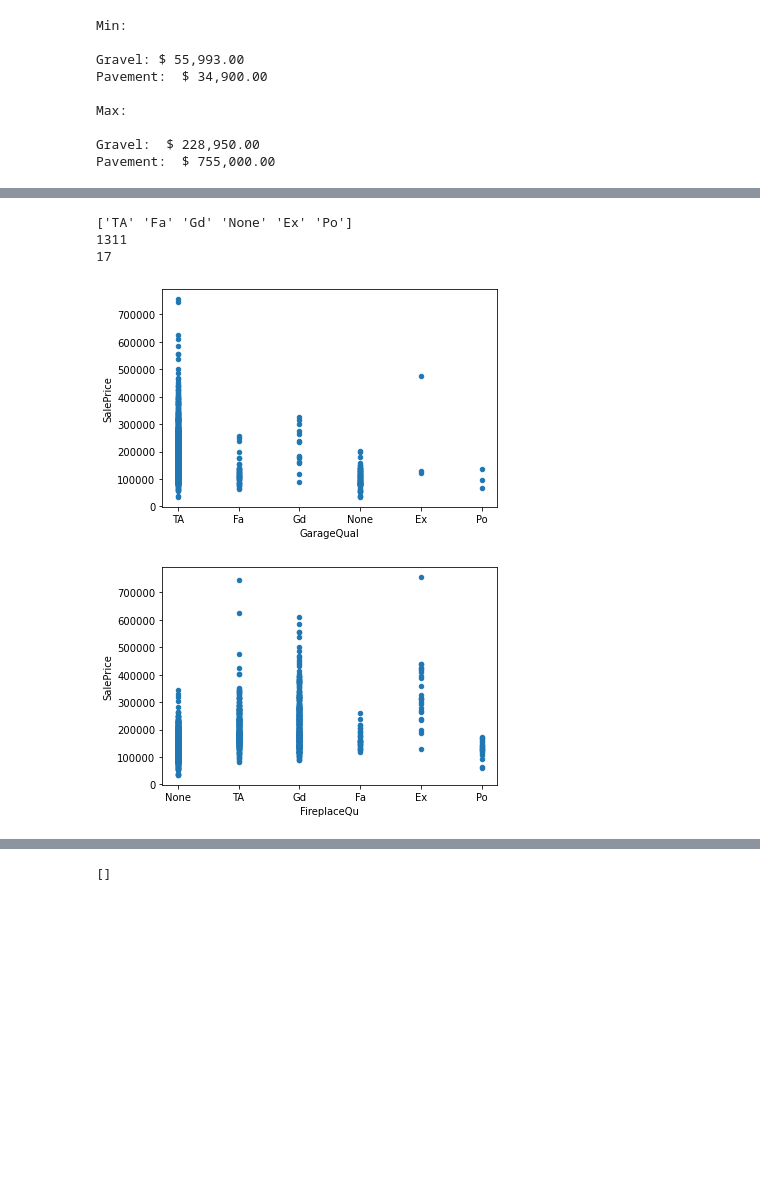
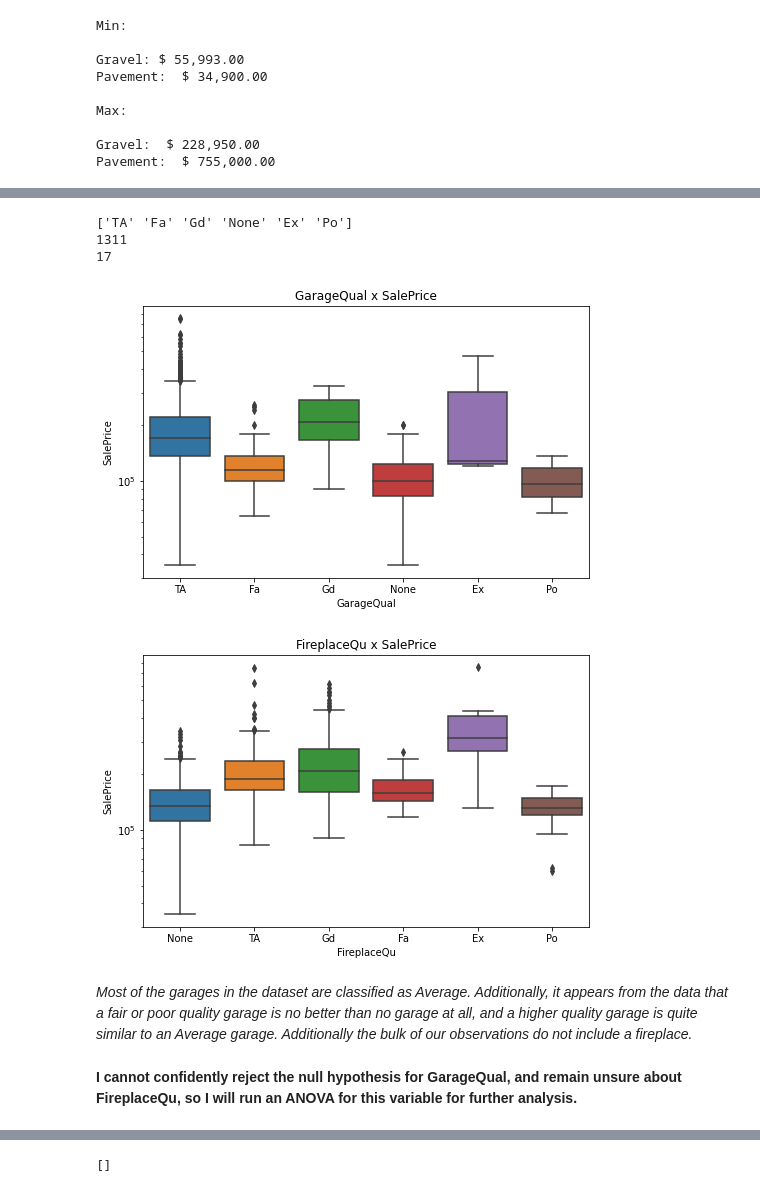
Before and after one commit to StephenDodd1/HousingPricePredictiveModel, a Jupyter notebook: Notebooks/01_data_wrangling.ipynb, the cells around one changed output, grey strips where cells are left out. Saved outputs shown, nothing was run; the diff lists cells and outputs as text; code cells hidden in the pictures; blank space fills up the shorter version.

```diff
--- a/Notebooks/01_data_wrangling.ipynb
+++ b/Notebooks/01_data_wrangling.ipynb
@@ -503,3 +980,9 @@ df.drop(columns=['MiscVal'], inplace=True)
   3500  1300    54   620   560  1400  8300  1150  2500]
 52
 152,666.21
+# %%
+df['intercept'] = 1
+dummies=pd.get_dummies(df['MiscFeature'])
+lm = sm.OLS(df['SalePrice'],dummies, hasconst=True)
+result = lm.fit()
+result.summary()
@@ -505,0 +1053,3 @@ df.drop(columns=['MiscVal'], inplace=True)
+# %%
+df.drop(columns=['MiscFeature','MiscVal'], inplace=True)
+print(df.shape)
@@ -628,0 +1215,2 @@ Pavement:  $ 755,000.00
+# %%
+df.drop(columns=['Street','Alley'], inplace=True)
@@ -670,8 +1265,3 @@ GarageCond: 81
 MasVnrType: 8
 MasVnrArea: 8
 Electrical: 1
-# %%
-#Next I need to start assigning values to those that are null. I will begin with Alleys. This is an object,
-#so I will use the word None in place of null values.
-df['Alley'].replace(to_replace=np.nan, value='None', inplace=True)
-print(df[df['Alley'] == 'None']['Alley'])
@@ -735,21 +1324,14 @@ Name: GarageOrig, dtype: object
 # %%
 print(df['GarageQual'].unique())
 print(df[df['GarageQual'] == 'TA']['GarageQual'].count())
-#So I know that the great majority of Garages are considered to be of average quality.
-#How many are above average?
 print(df[df['GarageQual'].isin(['Ex','Gd'])]['GarageQual'].count())
-#Let's take a closer look at the sales price by quality in a scatter plot.
-df.plot(x='GarageQual', y='SalePrice', kind='scatter')
+sns.boxplot(x=df['GarageQual'],y=df['SalePrice'], data=df).set(title='GarageQual x SalePrice', yscale='log')
 plt.show()
-#This data isn't very meaningful. I want to see scatterplots of other quality variables to compare.
-df.plot(x='FireplaceQu', y='SalePrice', kind='scatter')
+sns.boxplot(x=df['FireplaceQu'],y=df['SalePrice'], data=df).set(title='FireplaceQu x SalePrice', yscale='log')
 plt.show()
-#Outliers skew the data, but overall there is a correlation between both garage and fireplace quality,
-#and SalePrice. I'm not convinced that they will justify a meaningful increase in sale price, however
-#I will keep them for the time being.x
 # %% [output]
 ['TA' 'Fa' 'Gd' 'None' 'Ex' 'Po']
 1311
 17
-[figure, old version]
+[figure, new version]
-[figure, old version]
+[figure, new version]
@@ -757,0 +1338,4 @@ plt.show()
+# %% [markdown]
+*Most of the garages in the dataset are classified as Average. Additionally, it appears from the data that a fair or poor quality garage is no better than no garage at all, and a higher quality garage is quite similar to an Average garage. Additionally the bulk of our observations do not include a fireplace.*
+# %% [markdown]
+**I cannot confidently reject the null hypothesis for GarageQual, and remain unsure about FireplaceQu, so I will run an ANOVA for this variable for further analysis.**
```
Also changed, not shown: parts of 198 cells of this notebook, 1 other file.
